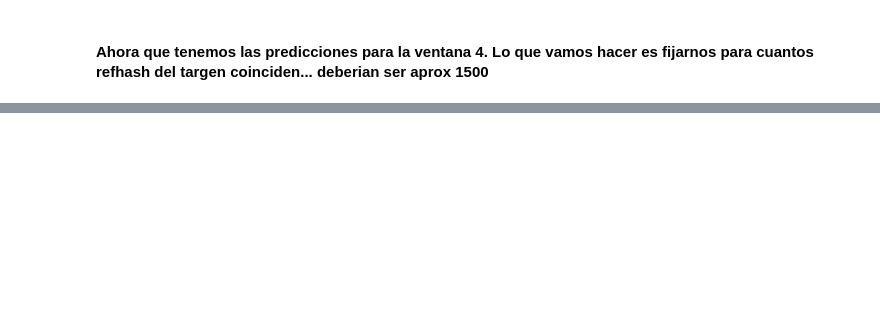
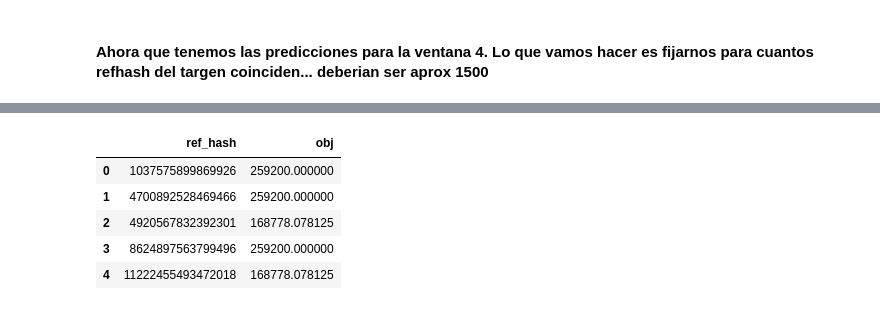
Before and after one commit to EugeniaFranchi/TP-Datos-2019, a Jupyter notebook: TP2/xgboostConFeatures-installs.ipynb, the cells around one changed output, grey strips where cells are left out. Drawn from its saved outputs; the diff is of its cells as text; code cells hidden in the pictures; blank space fills up the shorter version.

```diff
--- a/TP2/xgboostConFeatures-installs.ipynb
+++ b/TP2/xgboostConFeatures-installs.ipynb
@@ -247,4 +297,4 @@ mergeados2 = train4.merge(target, left_on = 'ref_hash',right_on='ref_hash', how=
 # %%
 mergeados2=mergeados2.fillna(60*60*24*3)
 # %%
-mergeados2=mergeados2.groupby('ref_hash').agg({'predicciones':'mean'})
+mergeados2=mergeados2.groupby('ref_hash').agg({'predicciones':'mean'}).rename(columns={'predicciones':'obj'})
@@ -251,2 +311,12 @@ mergeados2=mergeados2.groupby('ref_hash').agg({'predicciones':'mean'})
+# %%
+mergeados2=mergeados2.reset_index().sort_values(by='ref_hash', ascending=True)
+mergeados2.head()
+# %% [output]
+|  | ref_hash | obj |
+| 0 | 1037575899869926 | 259200.000000 |
+| 1 | 4700892528469466 | 259200.000000 |
+| 2 | 4920567832392301 | 168778.078125 |
+| 3 | 8624897563799496 | 259200.000000 |
+| 4 | 11222455493472018 | 168778.078125 |
 # %%
 mergeados2.reset_index().to_csv('data/preds_gxboost_installs_3ventana.csv')
```
Also changed, not shown: parts of 23 cells of this notebook.
